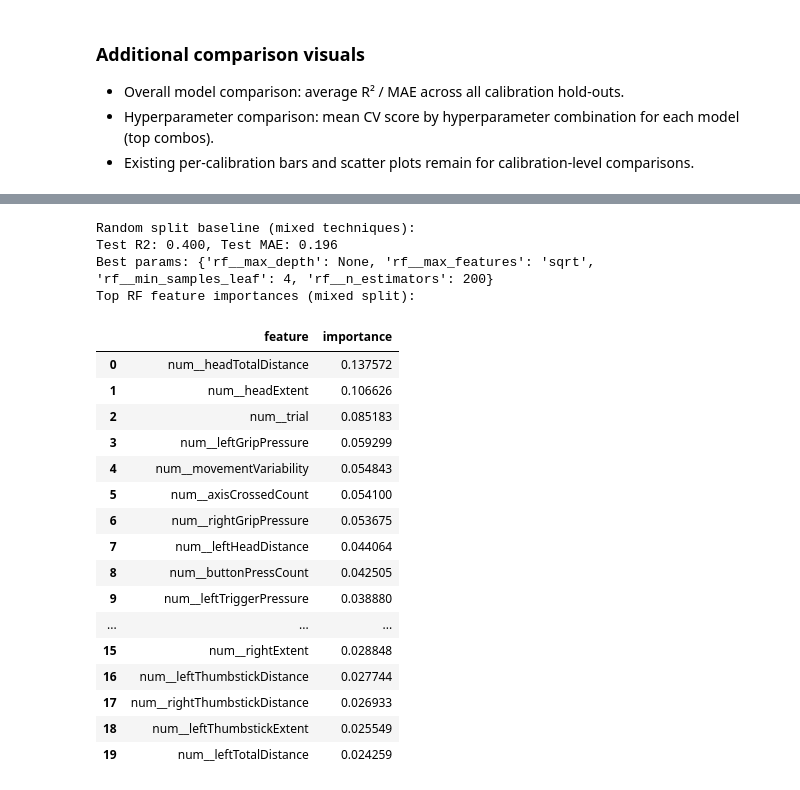
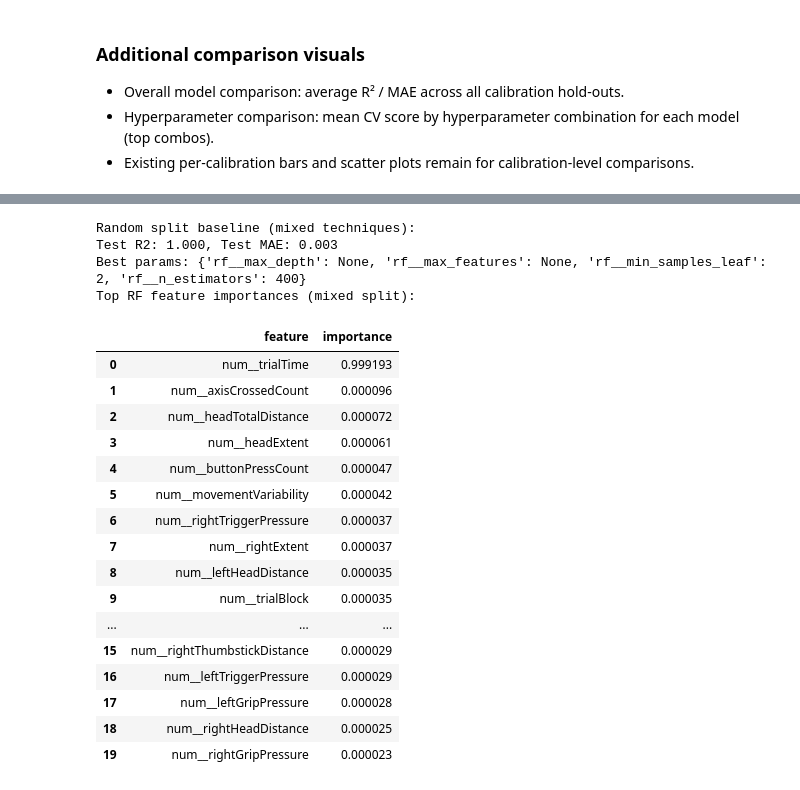
Before and after one commit to A-l-an/IOTA5002-Data-driven-Modeling-Final, a Jupyter notebook: data_cleaning.ipynb, the cells around one changed output, grey strips where cells are left out. Cells and saved outputs as stored; diff of their text form; code cells hidden in the pictures.

```diff
--- a/data_cleaning.ipynb
+++ b/data_cleaning.ipynb
@@ -1274,11 +1322,7 @@ from sklearn.ensemble import RandomForestRegressor
 
 mixed_df = clean_df.dropna(subset=[target_col_name]).copy()
 
-# Remove target, id, technique, and any time-related columns to avoid leakage
-mixed_time_cols = [c for c in mixed_df.columns if "time" in c.lower()]
-mixed_exclude_cols = set([target_col_name, "iD", "technique"] + mixed_time_cols)
-mixed_base_features = [c for c in mixed_df.columns if c not in mixed_exclude_cols]
-
+mixed_base_features = select_base_features(mixed_df, target_col_name)
 usable_cols = [c for c in mixed_base_features if not mixed_df[c].isna().all()]
 X = mixed_df[usable_cols].copy()
 y = mixed_df[target_col_name]
@@ -1310,48 +1354,48 @@ preprocessor = ColumnTransformer(
 
 rf_param_grid = {
     "rf__n_estimators": [200, 400, 800],
     "rf__max_depth": [None, 10, 20],
     "rf__min_samples_leaf": [1, 2, 4],
     "rf__max_features": ["sqrt", "log2", None],
 }
 
 rf = RandomForestRegressor(random_state=42)
 model = Pipeline([("prep", preprocessor), ("rf", rf)])
 cv_splits = get_stratified_cv(y_train, n_splits=3)
 search = GridSearchCV(model, param_grid=rf_param_grid, cv=cv_splits, n_jobs=-1)
 search.fit(X_train, y_train)
 test_preds = search.predict(X_test)
 
 baseline_r2 = r2_score(y_test, test_preds)
 baseline_mae = mean_absolute_error(y_test, test_preds)
 
 print("Random split baseline (mixed techniques):")
 print(f"Test R2: {baseline_r2:.3f}, Test MAE: {baseline_mae:.3f}")
 print("Best params:", search.best_params_)
 
 fi_df = extract_feature_importances(search, "rf")
 if fi_df is not None:
     print("Top RF feature importances (mixed split):")
     display(fi_df.head(20))
 # %% [output]
 Random split baseline (mixed techniques):
-Test R2: 0.400, Test MAE: 0.196
-Best params: {'rf__max_depth': None, 'rf__max_features': 'sqrt', 'rf__min_samples_leaf': 4, 'rf__n_estimators': 200}
+Test R2: 1.000, Test MAE: 0.003
+Best params: {'rf__max_depth': None, 'rf__max_features': None, 'rf__min_samples_leaf': 2, 'rf__n_estimators': 400}
 Top RF feature importances (mixed split):
 |  | feature | importance |
-| 0 | num__headTotalDistance | 0.137572 |
-| 1 | num__headExtent | 0.106626 |
-| 2 | num__trial | 0.085183 |
-| 3 | num__leftGripPressure | 0.059299 |
-| 4 | num__movementVariability | 0.054843 |
-| 5 | num__axisCrossedCount | 0.054100 |
-| 6 | num__rightGripPressure | 0.053675 |
-| 7 | num__leftHeadDistance | 0.044064 |
-| 8 | num__buttonPressCount | 0.042505 |
-| 9 | num__leftTriggerPressure | 0.038880 |
+| 0 | num__trialTime | 0.999193 |
+| 1 | num__axisCrossedCount | 0.000096 |
+| 2 | num__headTotalDistance | 0.000072 |
+| 3 | num__headExtent | 0.000061 |
+| 4 | num__buttonPressCount | 0.000047 |
+| 5 | num__movementVariability | 0.000042 |
+| 6 | num__rightTriggerPressure | 0.000037 |
+| 7 | num__rightExtent | 0.000037 |
+| 8 | num__leftHeadDistance | 0.000035 |
+| 9 | num__trialBlock | 0.000035 |
 | ... | ... | ... |
-| 15 | num__rightExtent | 0.028848 |
-| 16 | num__leftThumbstickDistance | 0.027744 |
-| 17 | num__rightThumbstickDistance | 0.026933 |
-| 18 | num__leftThumbstickExtent | 0.025549 |
-| 19 | num__leftTotalDistance | 0.024259 |
+| 15 | num__rightThumbstickDistance | 0.000029 |
+| 16 | num__leftTriggerPressure | 0.000029 |
+| 17 | num__leftGripPressure | 0.000028 |
+| 18 | num__rightHeadDistance | 0.000025 |
+| 19 | num__rightGripPressure | 0.000023 |
```
Also changed, not shown: parts of 9 cells of this notebook.
